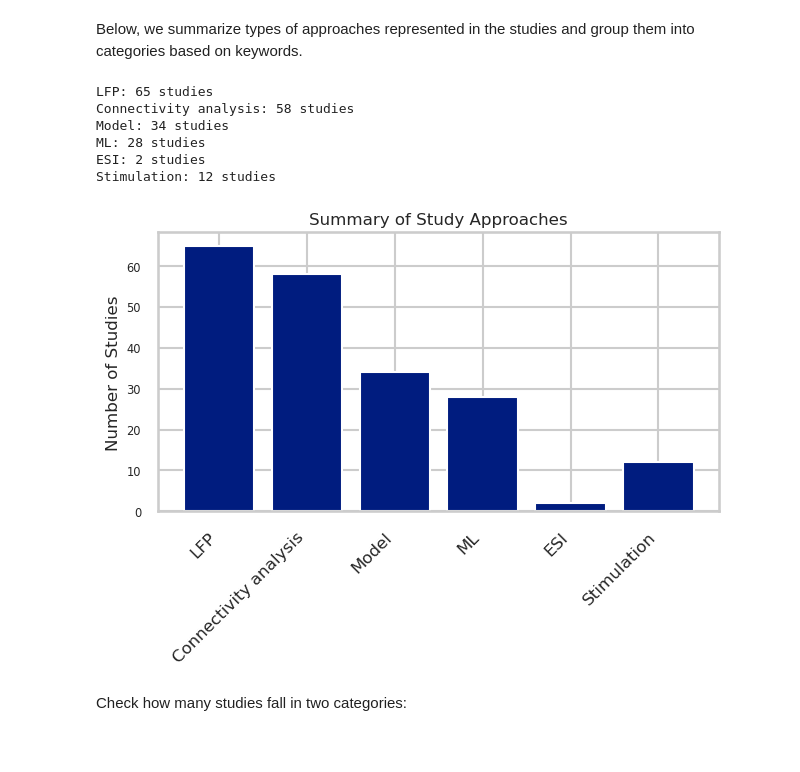
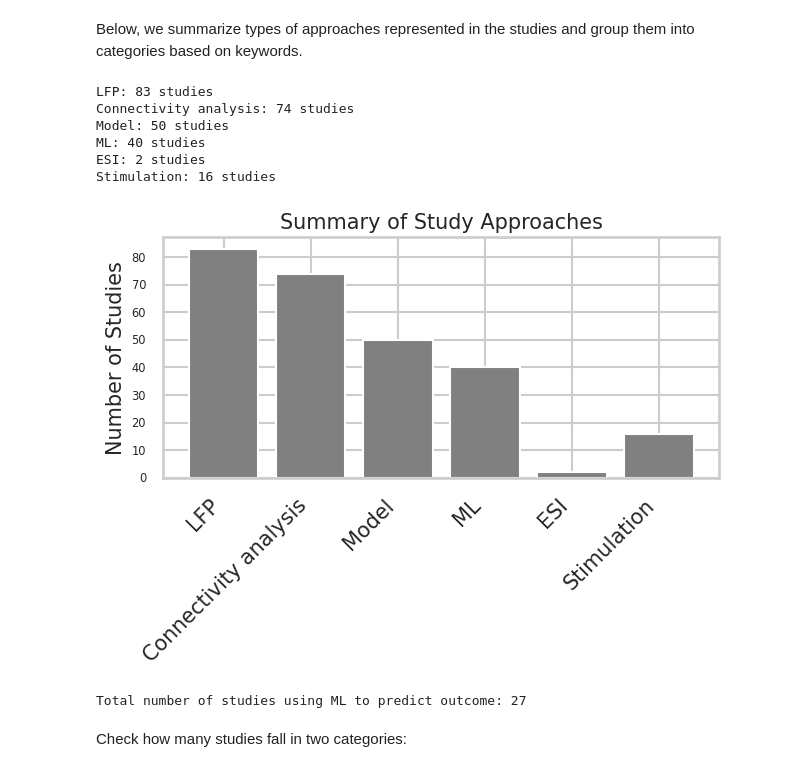
Before and after one commit to ivkarla/epigame, a Jupyter notebook: epirev/epirev_results_prelim.ipynb, the cells around one changed output. Cells and saved outputs as stored; diff of their text form; code cells hidden in the pictures.

```diff
--- a/epirev/epirev_results_prelim.ipynb
+++ b/epirev/epirev_results_prelim.ipynb
@@ -183,6 +180,8 @@ for row in design_details_df["Cohort Selection Criteria\n[Question ID: 57635][Fi
         # Handle cases where "Non-consecutive" and "Non-operated" are present together
         elif all(option in row_options for option in ["Non-consecutive", "Non-operated"]):
             option_counts["Non-consecutive"] = option_counts.get("Non-consecutive", 0) + 1
+        elif len(row_options)==1 and row_options[0]=="Non-operated":
+            option_counts["Unclear"] = option_counts.get("Unclear", 0) + 1 # one study was found to have "Non-operated" without saying if it's consecutive or not; this was checked afterwards and the selection criteria were unclear so we manually define this
         else:
             # Handle all other cases
             for option in row_options:
@@ -471,43 +624,65 @@ categories = {
 category_counts = {category: [] for category in categories}
 
 # Loop through each row of the DataFrame
 for index, row in df_design.iterrows():
     approach = str(row["Model / Analytical approach\n[Question ID: 57624][Field ID: 93677x122062]"]).lower()  # Convert to lowercase for case-insensitive matching
     citation_name = str(row["Citation Name"]).lower()  # Convert to lowercase for case-insensitive matching
     index_test = df_rob.at[index, "Review the index test and how it was conducted and interpreted. - Notes/Comments:\n[Question ID: 57907][Field ID: 94150x122821]"]
 
     # Check keywords for each category
     for category, keywords in categories.items():
         # Check if any keyword from the category is present in either approach or citation name
         # We add a space " " after the keyword to prevent finding keywords within other words
         if not type(index_test)==str:
             if any(keyword.lower()+" " in approach or keyword.lower()+" " in citation_name for keyword in keywords):
                 # If found, increment count for the category
                 category_counts[category].append((row["Citation Name"], row["Model / Analytical approach\n[Question ID: 57624][Field ID: 93677x122062]"]))
         else:
             if any(keyword.lower()+" " in approach or " "+keyword.lower() in approach or keyword.lower()+" " in citation_name or " "+keyword.lower() in citation_name or keyword.lower()+" " in index_test or " "+keyword.lower() in index_test for keyword in keywords):
                 # If found, increment count for the category
                 category_counts[category].append((row["Citation Name"], row["Model / Analytical approach\n[Question ID: 57624][Field ID: 93677x122062]"]))
 
 # Print the counts for each category
 for category, count in category_counts.items():
     print(f"{category}: {len(count)} studies")
 
 # Visualize the results
-plt.bar(category_counts.keys(), list(len(pub) for pub in category_counts.values()))
-plt.ylabel("Number of Studies", fontsize=12)
-plt.title("Summary of Study Approaches", fontsize=12)
-plt.xticks(rotation=45, ha="right", fontsize=12)
+plt.bar(category_counts.keys(), list(len(pub) for pub in category_counts.values()), color="grey")
+plt.ylabel("Number of Studies", fontsize=15)
+plt.title("Summary of Study Approaches", fontsize=15)
+plt.xticks(rotation=45, ha="right", fontsize=15)
 plt.tight_layout()
 plt.show()
 # %% [output]
-LFP: 65 studies
-Connectivity analysis: 58 studies
-Model: 34 studies
-ML: 28 studies
+LFP: 83 studies
+Connectivity analysis: 74 studies
+Model: 50 studies
+ML: 40 studies
 ESI: 2 studies
-Stimulation: 12 studies
+Stimulation: 16 studies
-[figure, old version]
+[figure, new version]
+# %%
+# Step 1: Filter results_df for outcome == 1
+results_df = results_df[results_df['Outcome'] == 1]
+
+# Step 2: Load the abstracts from abstackr.xlsx
+abstracts_df = pd.read_excel(file_path + "abstrackr_consensus_090424.xlsx", usecols=['pubmed id', 'abstract'])
+
+# Merge results_df with abstracts_df on PMID to get corresponding abstracts for filtered PMIDs
+results_with_abstracts = pd.merge(results_df, abstracts_df, on='pubmed id', how='left')
+
+# Step 3: Define ML keywords and check for their presence in the abstracts
+ml_keywords = ['machine learning', 'deep learning', 'neural network', 'artificial intelligence', "ML", "machine learning", "CNN", "LOOCV", "CV", "cross validation", "cross-validation", "LOO", "ANN", "conv", "neural network", "artificial", "classification", "classified", "logistic regression", "GLM", "RF", "random forest", "SVM", "deep learning"]
+pattern = '|'.join(ml_keywords)  # Creates a regex pattern to match any of the ML keywords
+
+# Apply a lambda function to each abstract to check for ML keywords
+results_with_abstracts['ML'] = results_with_abstracts['abstract'].str.contains(pattern, case=False, na=False)
+
+count_ml = results_with_abstracts['ML'].sum()
+# print(results_with_abstracts)
+print(f"Total number of studies using ML to predict outcome: {count_ml}")
+# %% [output]
+Total number of studies using ML to predict outcome: 27
 # %% [markdown]
 Check how many studies fall in two categories:
 # %%
```
Also changed, not shown: parts of 23 cells of this notebook.
